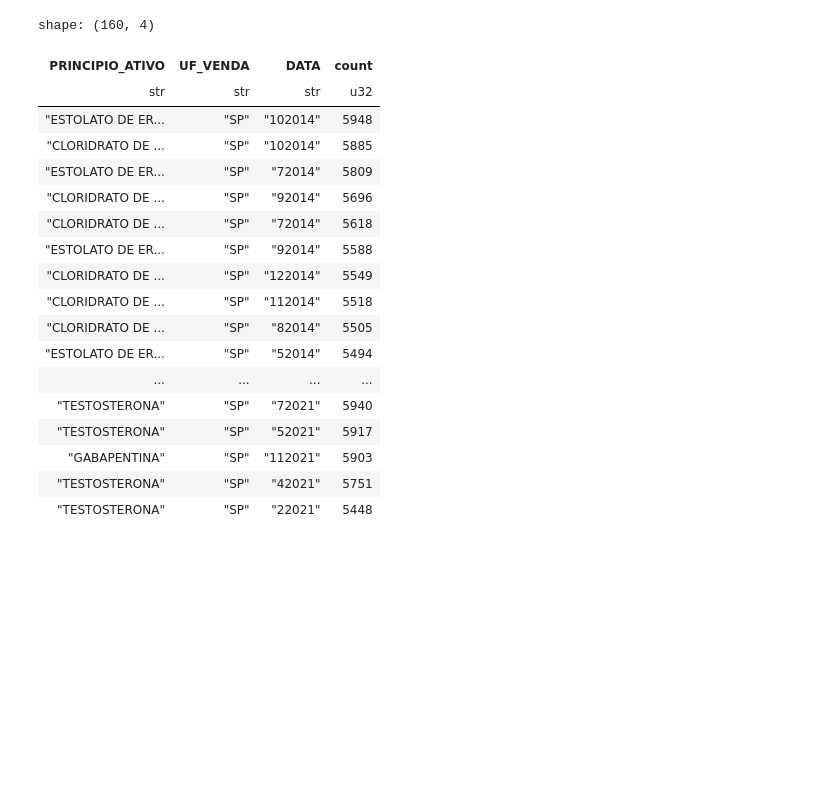
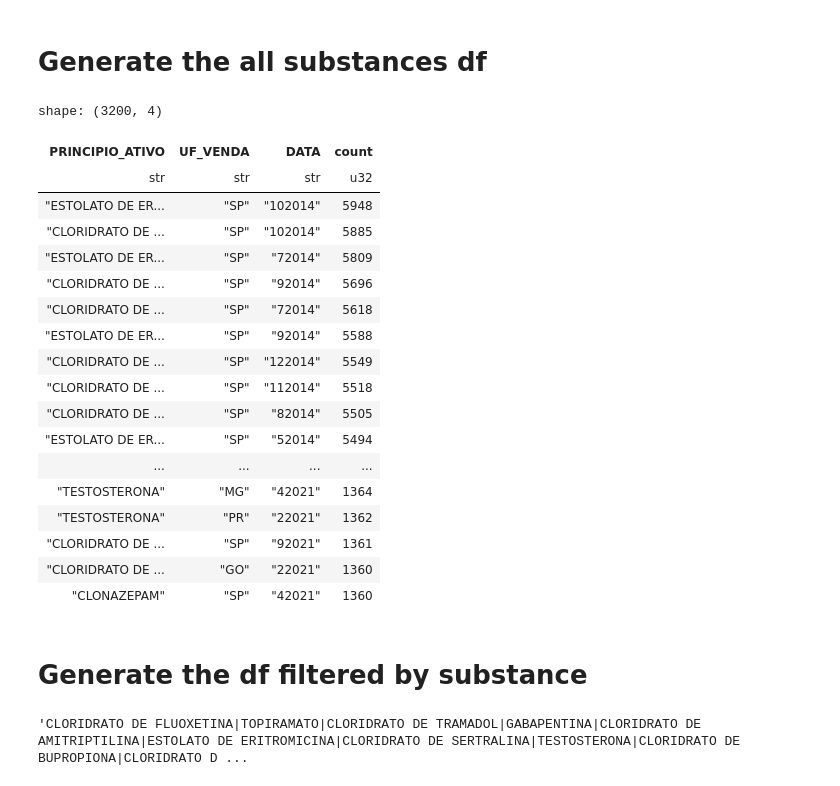
Before and after one commit to Tiago-Amarante/medicamentos-anvisa, a Jupyter notebook: db-preparation/db_prep_polar.ipynb, the cells around one changed output. Saved outputs shown, nothing was run; the diff lists cells and outputs as text; code cells hidden in the pictures; blank space fills up the shorter version.

Commit message:
testosterona analysis

```diff
--- a/db-preparation/db_prep_polar.ipynb
+++ b/db-preparation/db_prep_polar.ipynb
@@ -21,7 +21,7 @@ def OpenFile(file_path,file_specification, nrows_dtype_check):
 
     return pl.scan_csv(full_path,dtypes=dictionary)
 # %%
-def PrincipioAtivo(df, line_limite):
+def PrincipioAtivo(df,line_limite=1000000000):
     '''
     This funcition drop the unecessary columns, concatenate month and year in 1 column, groupby 'PRINCIPIO_ATIVO', 'UF_VENDA','DATA' and agregate by count
     return the top line_limit substances solded
@@ -33,6 +33,9 @@ def PrincipioAtivo(df, line_limite):
                 'CID10', 'TIPO_RECEITUARIO', 'SEXO', 'IDADE', 'UNIDADE_IDADE', 'CONSELHO_PRESCRITOR', 'UF_CONSELHO_PRESCRITOR'
             ]
         )
+        #.filter(
+         #   pl.col('PRINCIPIO_ATIVO').str.contains(substance)
+        #)
         .with_columns(
             [
                 pl.concat_str(['MES_VENDA','ANO_VENDA']).alias('DATA')
@@ -49,7 +52,7 @@ def PrincipioAtivo(df, line_limite):
             ]
         )
         .sort(
-            'count', reverse=True
+            ['count','PRINCIPIO_ATIVO'], reverse=True
         )
         .limit(line_limite)
     )
@@ -57,41 +97,46 @@ def PrincipioAtivo(df, line_limite):
+# %% [markdown]
+# Generate the all substances df
 # %%
+#All substances df generate
 years = list(range(2014,2022))
 
 appended_data = list()
 
 for year in years:
 
     file = '\DB-Anvisa-'+str(year)+'.csv'
 
     aux = OpenFile('D:\Base_de_dados_anvisa',file,100)
 
-    df_substance = PrincipioAtivo(aux,20)
+    df_substance = PrincipioAtivo(aux,400)
 
     appended_data.append(df_substance)
 
 
 
 df = pl.concat(appended_data,how='vertical')
 df
 # %% [output]
-shape: (160, 4)
+shape: (3200, 4)
 | PRINCIPIO_ATIVO | UF_VENDA | DATA | count |
 | str | str | str | u32 |
 | "ESTOLATO DE ER... | "SP" | "102014" | 5948 |
 | "CLORIDRATO DE ... | "SP" | "102014" | 5885 |
 | "ESTOLATO DE ER... | "SP" | "72014" | 5809 |
 | "CLORIDRATO DE ... | "SP" | "92014" | 5696 |
 | "CLORIDRATO DE ... | "SP" | "72014" | 5618 |
 | "ESTOLATO DE ER... | "SP" | "92014" | 5588 |
 | "CLORIDRATO DE ... | "SP" | "122014" | 5549 |
 | "CLORIDRATO DE ... | "SP" | "112014" | 5518 |
 | "CLORIDRATO DE ... | "SP" | "82014" | 5505 |
 | "ESTOLATO DE ER... | "SP" | "52014" | 5494 |
 | ... | ... | ... | ... |
-| "TESTOSTERONA" | "SP" | "72021" | 5940 |
-| "TESTOSTERONA" | "SP" | "52021" | 5917 |
-| "GABAPENTINA" | "SP" | "112021" | 5903 |
-| "TESTOSTERONA" | "SP" | "42021" | 5751 |
-| "TESTOSTERONA" | "SP" | "22021" | 5448 |
+| "TESTOSTERONA" | "MG" | "42021" | 1364 |
+| "TESTOSTERONA" | "PR" | "22021" | 1362 |
+| "CLORIDRATO DE ... | "SP" | "92021" | 1361 |
+| "CLORIDRATO DE ... | "GO" | "22021" | 1360 |
+| "CLONAZEPAM" | "SP" | "42021" | 1360 |
 # %%
 df.write_csv('D:\Base_de_dados_anvisa\years_active principle.csv')
+# %% [markdown]
+# Generate the df filtered by substance
@@ -97,0 +146,8 @@ df.write_csv('D:\Base_de_dados_anvisa\years_active principle.csv')
+# %%
+
+df_total = df.groupby(['PRINCIPIO_ATIVO']).agg(pl.sum('count')).sort(by='count', reverse=True)
+substances = df_total.head(10)['PRINCIPIO_ATIVO'].unique().to_list()
+substances = generate_unique_string(substances)
+substances
+# %% [output]
+'CLORIDRATO DE FLUOXETINA|TOPIRAMATO|CLORIDRATO DE TRAMADOL|GABAPENTINA|CLORIDRATO DE AMITRIPTILINA|ESTOLATO DE ERITROMICINA|CLORIDRATO DE SERTRALINA|TESTOSTERONA|CLORIDRATO DE BUPROPIONA|CLORIDRATO D ...
```
Also changed, not shown: parts of 4 cells of this notebook, 1 other file.
